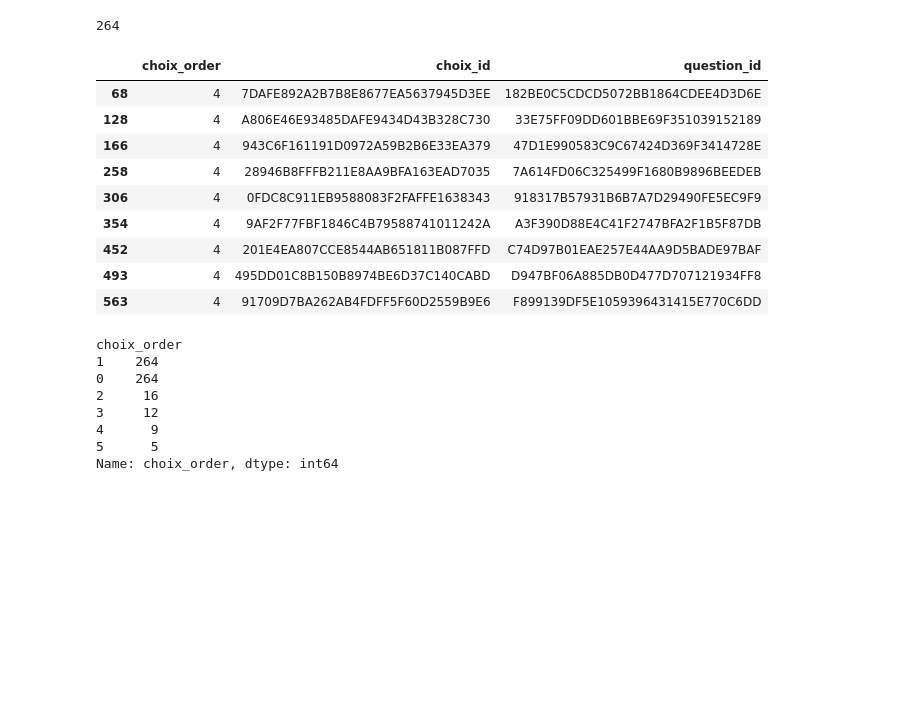
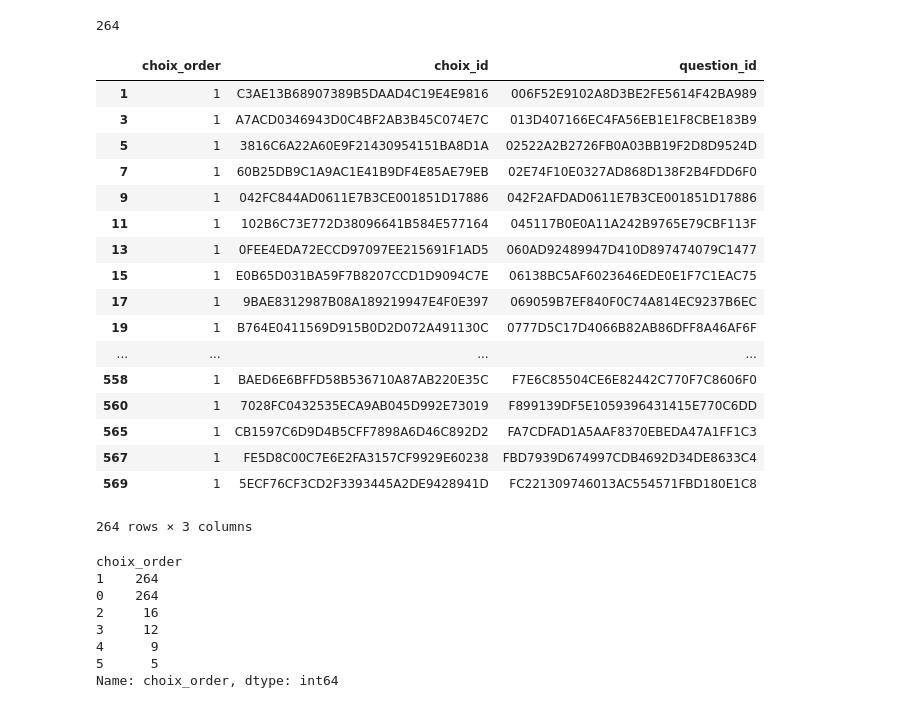
Before and after one commit to remi-vidal/StatApp, a Jupyter notebook: notebooks/decouverte_base.ipynb, the cells around one changed output. Saved outputs shown, nothing was run; the diff lists cells and outputs as text; code cells hidden in the pictures; blank space fills up the shorter version.

```diff
--- a/notebooks/decouverte_base.ipynb
+++ b/notebooks/decouverte_base.ipynb
@@ -431,18 +471,26 @@ df_formulaire_question_choix['question_id'].nunique()  #Nombre de questions à c
 # %% [output]
 264
 # %%
-df_formulaire_question_choix[df_formulaire_question_choix["choix_order"]==4]
+df_formulaire_question_choix[df_formulaire_question_choix["choix_order"]==1]
 # %% [output]
 |  | choix_order | choix_id | question_id |
-| 68 | 4 | 7DAFE892A2B7B8E8677EA5637945D3EE | 182BE0C5CDCD5072BB1864CDEE4D3D6E |
-| 128 | 4 | A806E46E93485DAFE9434D43B328C730 | 33E75FF09DD601BBE69F351039152189 |
-| 166 | 4 | 943C6F161191D0972A59B2B6E33EA379 | 47D1E990583C9C67424D369F3414728E |
-| 258 | 4 | 28946B8FFFB211E8AA9BFA163EAD7035 | 7A614FD06C325499F1680B9896BEEDEB |
-| 306 | 4 | 0FDC8C911EB9588083F2FAFFE1638343 | 918317B57931B6B7A7D29490FE5EC9F9 |
-| 354 | 4 | 9AF2F77FBF1846C4B79588741011242A | A3F390D88E4C41F2747BFA2F1B5F87DB |
-| 452 | 4 | 201E4EA807CCE8544AB651811B087FFD | C74D97B01EAE257E44AA9D5BADE97BAF |
-| 493 | 4 | 495DD01C8B150B8974BE6D37C140CABD | D947BF06A885DB0D477D707121934FF8 |
-| 563 | 4 | 91709D7BA262AB4FDFF5F60D2559B9E6 | F899139DF5E1059396431415E770C6DD |
+| 1 | 1 | C3AE13B68907389B5DAAD4C19E4E9816 | 006F52E9102A8D3BE2FE5614F42BA989 |
+| 3 | 1 | A7ACD0346943D0C4BF2AB3B45C074E7C | 013D407166EC4FA56EB1E1F8CBE183B9 |
+| 5 | 1 | 3816C6A22A60E9F21430954151BA8D1A | 02522A2B2726FB0A03BB19F2D8D9524D |
+| 7 | 1 | 60B25DB9C1A9AC1E41B9DF4E85AE79EB | 02E74F10E0327AD868D138F2B4FDD6F0 |
+| 9 | 1 | 042FC844AD0611E7B3CE001851D17886 | 042F2AFDAD0611E7B3CE001851D17886 |
+| 11 | 1 | 102B6C73E772D38096641B584E577164 | 045117B0E0A11A242B9765E79CBF113F |
+| 13 | 1 | 0FEE4EDA72ECCD97097EE215691F1AD5 | 060AD92489947D410D897474079C1477 |
+| 15 | 1 | E0B65D031BA59F7B8207CCD1D9094C7E | 06138BC5AF6023646EDE0E1F7C1EAC75 |
+| 17 | 1 | 9BAE8312987B08A189219947E4F0E397 | 069059B7EF840F0C74A814EC9237B6EC |
+| 19 | 1 | B764E0411569D915B0D2D072A491130C | 0777D5C17D4066B82AB86DFF8A46AF6F |
+| ... | ... | ... | ... |
+| 558 | 1 | BAED6E6BFFD58B536710A87AB220E35C | F7E6C85504CE6E82442C770F7C8606F0 |
+| 560 | 1 | 7028FC0432535ECA9AB045D992E73019 | F899139DF5E1059396431415E770C6DD |
+| 565 | 1 | CB1597C6D9D4B5CFF7898A6D46C892D2 | FA7CDFAD1A5AAF8370EBEDA47A1FF1C3 |
+| 567 | 1 | FE5D8C00C7E6E2FA3157CF9929E60238 | FBD7939D674997CDB4692D34DE8633C4 |
+| 569 | 1 | 5ECF76CF3CD2F3393445A2DE9428941D | FC221309746013AC554571FBD180E1C8 |
+264 rows × 3 columns
 # %%
 df_formulaire_question_choix.groupby("choix_order")["choix_order"].count().sort_values(ascending= False)
 # %% [output]
```
Also changed, not shown: parts of 16 cells of this notebook, 4 other files.
